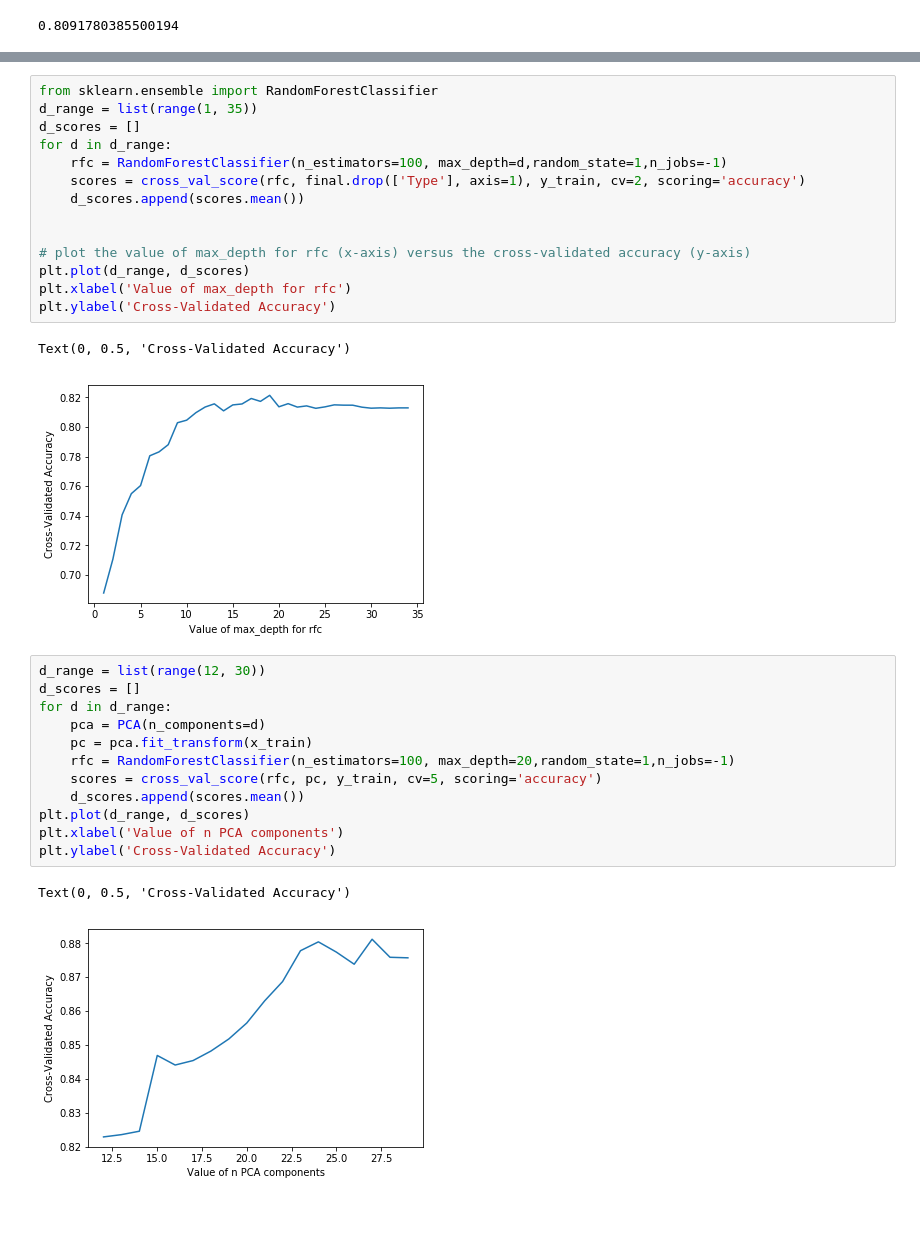
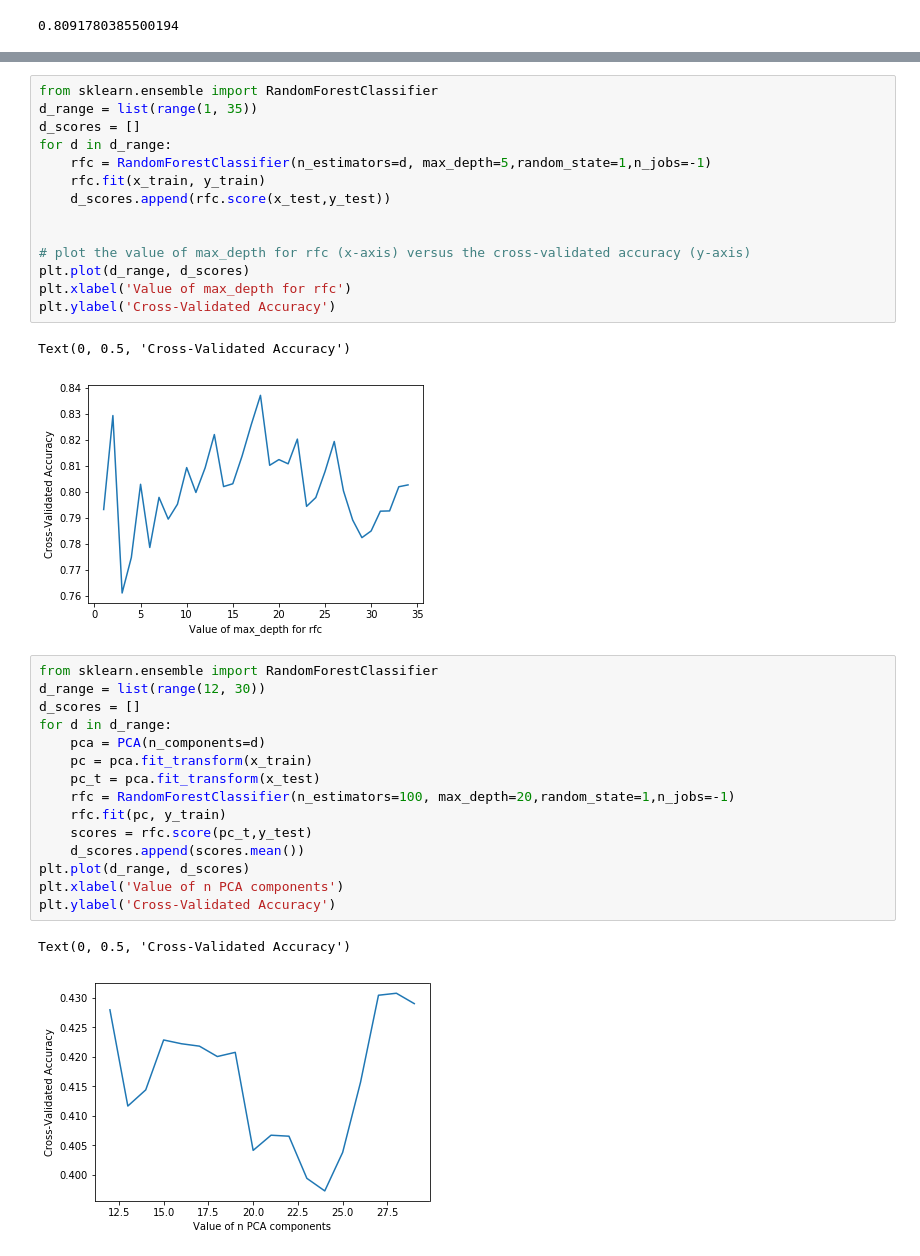
Before and after one commit to RoiPeleg/Datavis-project, a Jupyter notebook: hand recogntion.ipynb, the cells around one changed output, grey strips where cells are left out. Saved outputs shown, nothing was run; the diff lists cells and outputs as text; blank space fills up the shorter version.

Commit message:
using testing data and added graphes

```diff
--- a/hand recogntion.ipynb
+++ b/hand recogntion.ipynb
@@ -222,9 +239,9 @@ from sklearn.ensemble import RandomForestClassifier
 d_range = list(range(1, 35))
 d_scores = []
 for d in d_range:
-    rfc = RandomForestClassifier(n_estimators=100, max_depth=d,random_state=1,n_jobs=-1)
-    scores = cross_val_score(rfc, final.drop(['Type'], axis=1), y_train, cv=2, scoring='accuracy')
-    d_scores.append(scores.mean())
+    rfc = RandomForestClassifier(n_estimators=d, max_depth=5,random_state=1,n_jobs=-1)
+    rfc.fit(x_train, y_train)
+    d_scores.append(rfc.score(x_test,y_test))
 
 
 # plot the value of max_depth for rfc (x-axis) versus the cross-validated accuracy (y-axis)
@@ -233,19 +250,22 @@ plt.xlabel('Value of max_depth for rfc')
 plt.ylabel('Cross-Validated Accuracy')
 # %% [output]
 Text(0, 0.5, 'Cross-Validated Accuracy')
-[figure, old version]
+[figure, new version]
 # %%
+from sklearn.ensemble import RandomForestClassifier
 d_range = list(range(12, 30))
 d_scores = []
 for d in d_range:
     pca = PCA(n_components=d)
     pc = pca.fit_transform(x_train)
+    pc_t = pca.fit_transform(x_test)
     rfc = RandomForestClassifier(n_estimators=100, max_depth=20,random_state=1,n_jobs=-1)
-    scores = cross_val_score(rfc, pc, y_train, cv=5, scoring='accuracy')
+    rfc.fit(pc, y_train)
+    scores = rfc.score(pc_t,y_test)
     d_scores.append(scores.mean())
 plt.plot(d_range, d_scores)
 plt.xlabel('Value of n PCA components')
 plt.ylabel('Cross-Validated Accuracy')
 # %% [output]
 Text(0, 0.5, 'Cross-Validated Accuracy')
-[figure, old version]
+[figure, new version]
```
Also changed, not shown: parts of 7 cells of this notebook.
